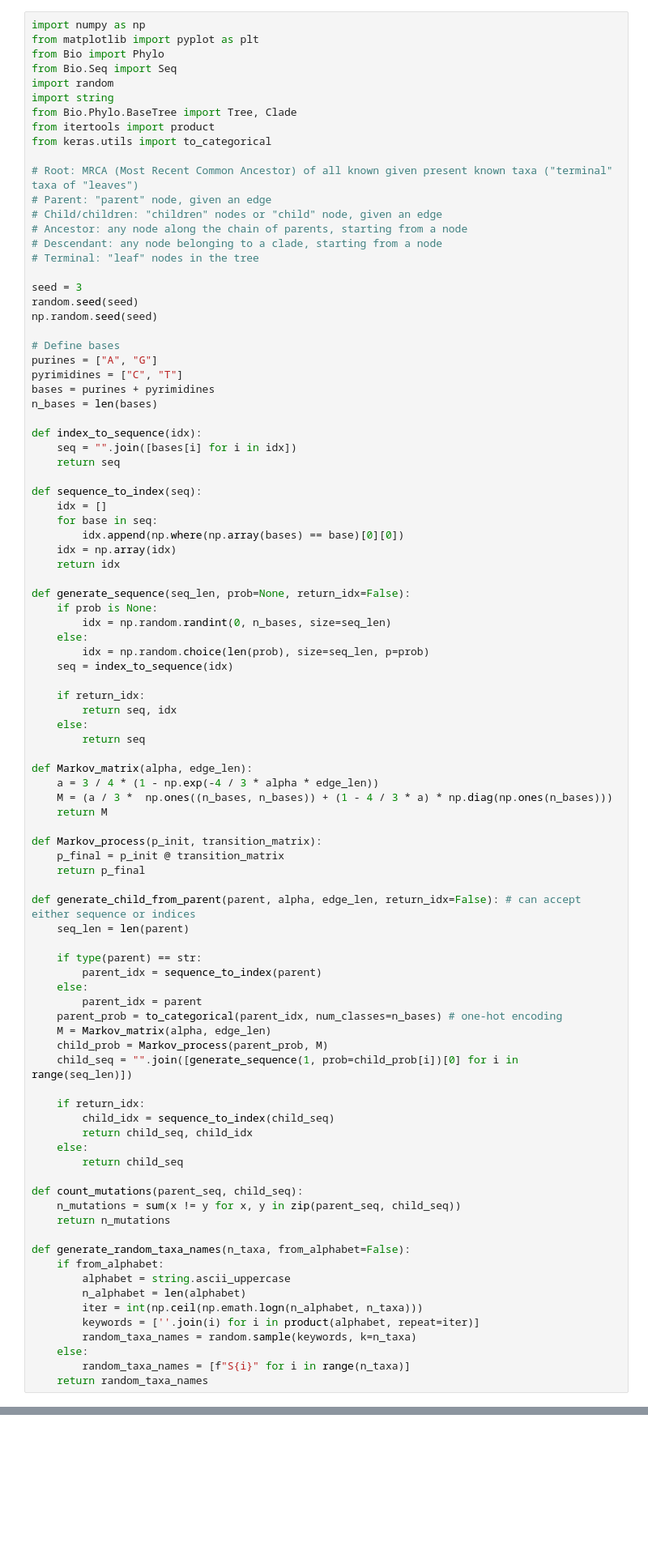
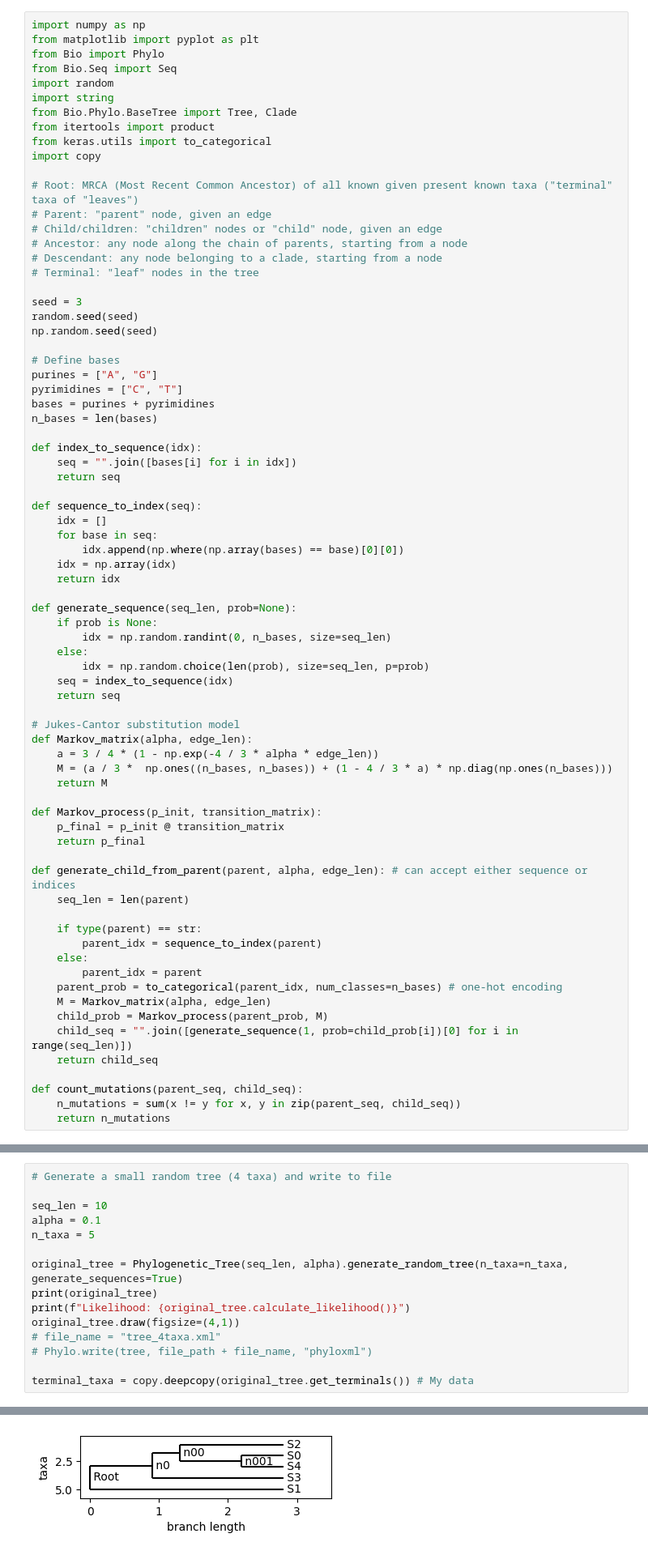
Before and after one commit to LeonMengoni/Bayesian-Phylogenetics, a Jupyter notebook: BayesianPhylogenetics.ipynb, the cells around one changed output, grey strips where cells are left out. Shown: that part at 81% size. Saved outputs shown, nothing was run; the diff lists cells and outputs as text; blank space fills up the shorter version.

```diff
--- a/BayesianPhylogenetics.ipynb
+++ b/BayesianPhylogenetics.ipynb
@@ -8,6 +8,7 @@ import string
 from Bio.Phylo.BaseTree import Tree, Clade
 from itertools import product
 from keras.utils import to_categorical
+import copy
 
 # Root: MRCA (Most Recent Common Ancestor) of all known given present known taxa ("terminal" taxa of "leaves")
 # Parent: "parent" node, given an edge
@@ -37,18 +38,15 @@ def sequence_to_index(seq):
     idx = np.array(idx)
     return idx
 
-def generate_sequence(seq_len, prob=None, return_idx=False):
+def generate_sequence(seq_len, prob=None):
     if prob is None:
         idx = np.random.randint(0, n_bases, size=seq_len)
     else:
         idx = np.random.choice(len(prob), size=seq_len, p=prob)
     seq = index_to_sequence(idx)
+    return seq
 
-    if return_idx:
-        return seq, idx
-    else:
-        return seq
-
+# Jukes-Cantor substitution model
 def Markov_matrix(alpha, edge_len):
     a = 3 / 4 * (1 - np.exp(-4 / 3 * alpha * edge_len))
     M = (a / 3 *  np.ones((n_bases, n_bases)) + (1 - 4 / 3 * a) * np.diag(np.ones(n_bases)))
@@ -58,7 +56,7 @@ def Markov_process(p_init, transition_matrix):
     p_final = p_init @ transition_matrix
     return p_final
 
-def generate_child_from_parent(parent, alpha, edge_len, return_idx=False): # can accept either sequence or indices
+def generate_child_from_parent(parent, alpha, edge_len): # can accept either sequence or indices
     seq_len = len(parent)
 
     if type(parent) == str:
@@ -69,27 +67,11 @@ def generate_child_from_parent(parent, alpha, edge_len, return_idx=False): # can
     M = Markov_matrix(alpha, edge_len)
     child_prob = Markov_process(parent_prob, M)
     child_seq = "".join([generate_sequence(1, prob=child_prob[i])[0] for i in range(seq_len)])
-
-    if return_idx:
-        child_idx = sequence_to_index(child_seq)
-        return child_seq, child_idx
-    else:
-        return child_seq
+    return child_seq
 
 def count_mutations(parent_seq, child_seq):
     n_mutations = sum(x != y for x, y in zip(parent_seq, child_seq))
     return n_mutations
-
-def generate_random_taxa_names(n_taxa, from_alphabet=False):
-    if from_alphabet:
-        alphabet = string.ascii_uppercase
-        n_alphabet = len(alphabet)
-        iter = int(np.ceil(np.emath.logn(n_alphabet, n_taxa)))
-        keywords = [''.join(i) for i in product(alphabet, repeat=iter)]
-        random_taxa_names = random.sample(keywords, k=n_taxa)
-    else:
-        random_taxa_names = [f"S{i}" for i in range(n_taxa)]
-    return random_taxa_names
 # %%
 class Phylogenetic_Tree(Phylo.BaseTree.Tree):
     def __init__(self, seq_len, alpha, root=None, rooted=True):
@@ -442,0 +229,16 @@ edge_list
+# %%
+# Generate a small random tree (4 taxa) and write to file
+
+seq_len = 10
+alpha = 0.1
+n_taxa = 5
+
+original_tree = Phylogenetic_Tree(seq_len, alpha).generate_random_tree(n_taxa=n_taxa, generate_sequences=True)
+print(original_tree)
+print(f"Likelihood: {original_tree.calculate_likelihood()}")
+original_tree.draw(figsize=(4,1))
+# file_name = "tree_4taxa.xml"
+# Phylo.write(tree, file_path + file_name, "phyloxml")
+
+terminal_taxa = copy.deepcopy(original_tree.get_terminals()) # My data
+# %% [output]
@@ -442,0 +256 @@ edge_list
+[figure, added]
```
Also changed, not shown: parts of 24 cells of this notebook.
